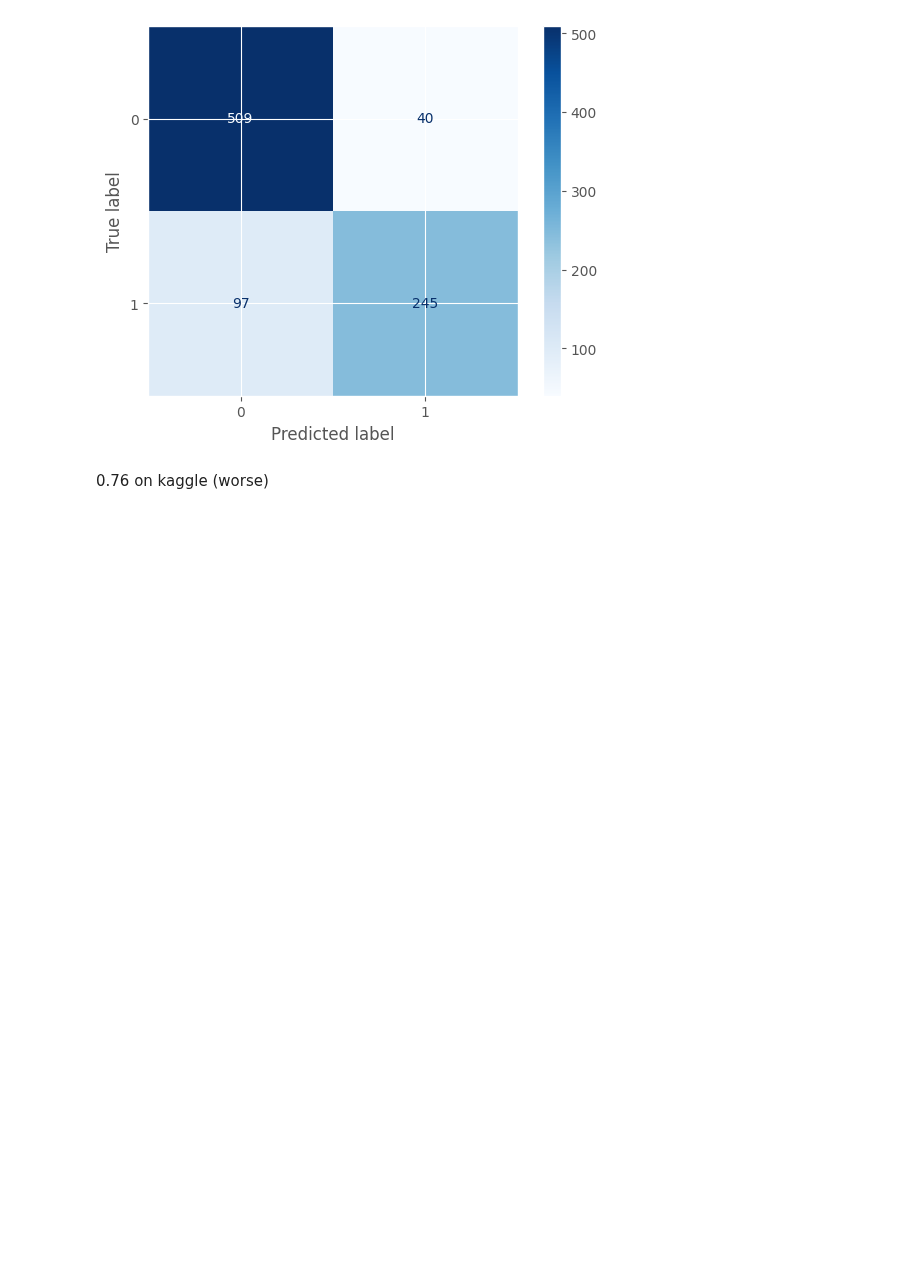
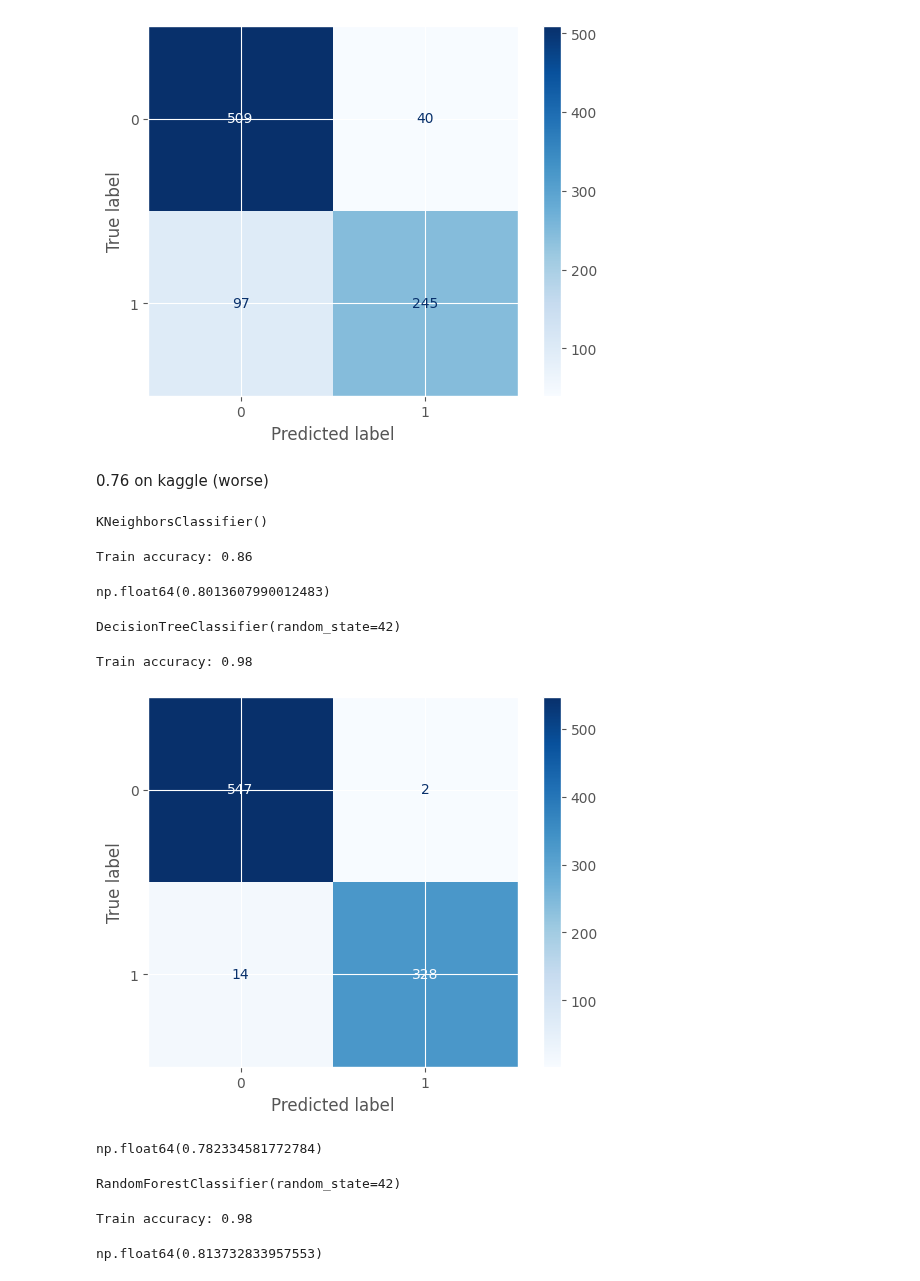
Before and after one commit to JMCoC/ml_engineer_roadmap, a Jupyter notebook: machinLearning/fundamentals/C3_Classification/exercises/exercise3.ipynb, the cells around one changed output. Cells and saved outputs as stored; diff of their text form; code cells hidden in the pictures; blank space fills up the shorter version.

Commit message:
Tried with KN and Random Forest, but SVC stills my highest score

```diff
--- a/machinLearning/fundamentals/C3_Classification/exercises/exercise3.ipynb
+++ b/machinLearning/fundamentals/C3_Classification/exercises/exercise3.ipynb
@@ -164,3 +164,60 @@ submission_df = pd.DataFrame({'PassengerId': test_df.index + 892, 'Survived': te
 submission_df.to_csv('submission2.csv', index=False)
 # %% [markdown]
 0.76 on kaggle (worse)
+# %%
+from sklearn.neighbors import KNeighborsClassifier
+
+knn_clf = KNeighborsClassifier()
+knn_clf.fit(train_df_prepared, train_df_labels)
+# %% [output]
+KNeighborsClassifier()
+# %%
+train_pred = knn_clf.predict(train_df_prepared)
+train_accuracy = accuracy_score(train_df_labels, train_pred)
+print(f"Train accuracy: {train_accuracy:.2f}")
+# %% [output]
+Train accuracy: 0.86
+# %%
+from sklearn.model_selection import cross_val_score
+cross_val_score(knn_clf, train_df_prepared, train_df_labels, cv=10, scoring='accuracy')
+# %% [output]
+np.float64(0.8013607990012483)
+# %%
+from sklearn.tree import DecisionTreeClassifier
+dt_clf = DecisionTreeClassifier(random_state=42)
+dt_clf.fit(train_df_prepared, train_df_labels)
+# %% [output]
+DecisionTreeClassifier(random_state=42)
+# %%
+train_pred = dt_clf.predict(train_df_prepared)
+train_accuracy = accuracy_score(train_df_labels, train_pred)
+print(f"Train accuracy: {train_accuracy:.2f}")
+# %% [output]
+Train accuracy: 0.98
+# %%
+cm = confusion_matrix(train_df_labels, train_pred)
+disp = ConfusionMatrixDisplay(confusion_matrix=cm, display_labels=dt_clf.classes_)
+disp.plot(cmap=plt.cm.Blues)
+plt.show()
+# %% [output]
+[figure, added]
+# %%
+cross_val_score(dt_clf, train_df_prepared, train_df_labels, cv=10, scoring='accuracy').mean()
+# %% [output]
+np.float64(0.782334581772784)
+# %%
+from sklearn.ensemble import RandomForestClassifier
+rf_clf = RandomForestClassifier(random_state=42)
+rf_clf.fit(train_df_prepared, train_df_labels)
+# %% [output]
+RandomForestClassifier(random_state=42)
+# %%
+train_pred = rf_clf.predict(train_df_prepared)
+train_accuracy = accuracy_score(train_df_labels, train_pred)
+print(f"Train accuracy: {train_accuracy:.2f}")
+# %% [output]
+Train accuracy: 0.98
+# %%
+cross_val_score(rf_clf, train_df_prepared, train_df_labels, cv=10, scoring='accuracy').mean()
+# %% [output]
+np.float64(0.813732833957553)
```
Also changed, not shown: parts of 2 cells of this notebook, 2 other files.
